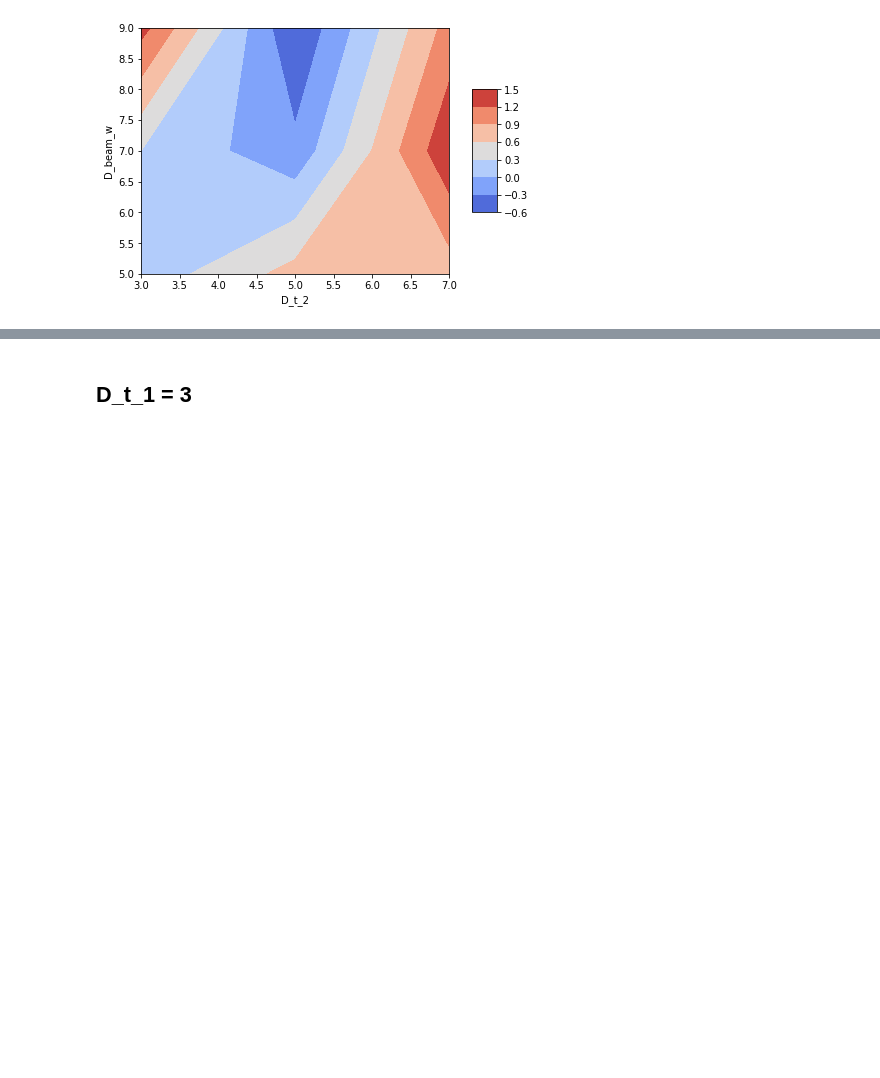
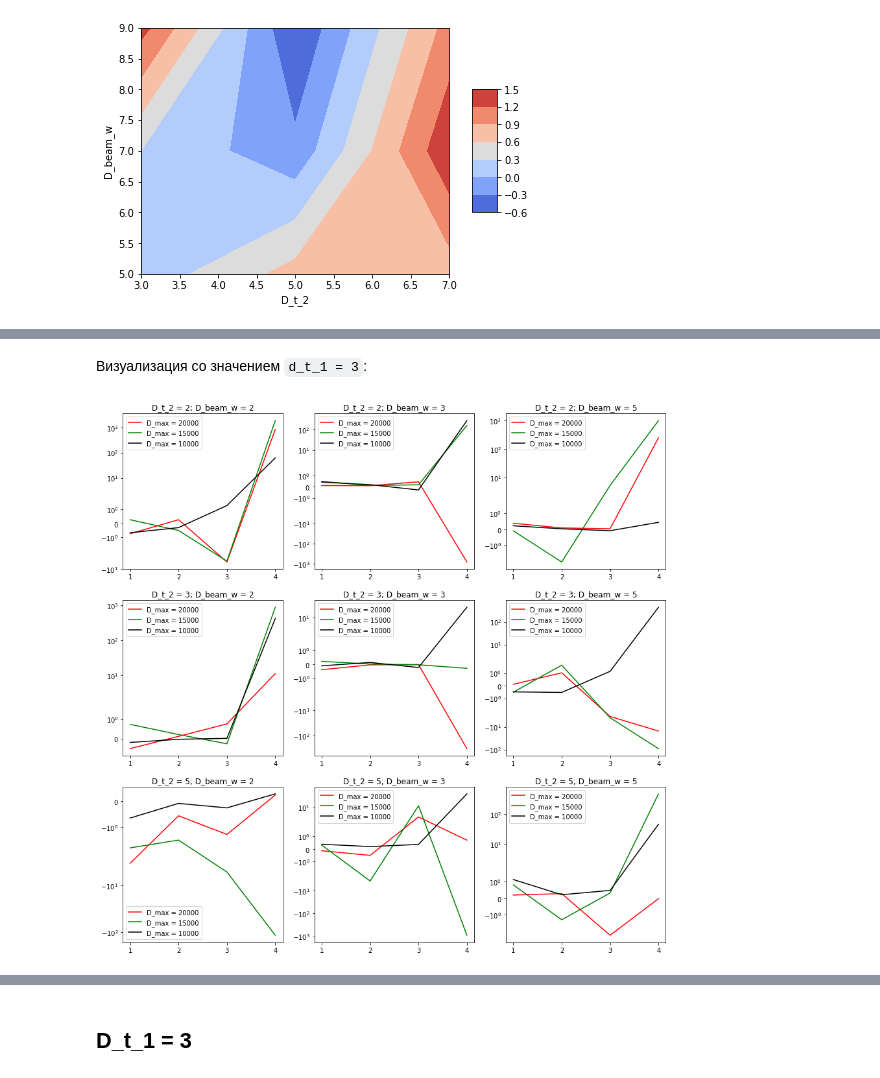
Before and after one commit to PolMix/nems_ai, a Jupyter notebook: Mesh Research/Mesh_Research.ipynb, the cells around one changed output, grey strips where cells are left out. Cells and saved outputs as stored; diff of their text form; code cells hidden in the pictures; blank space fills up the shorter version.

```diff
--- a/Mesh Research/Mesh_Research.ipynb
+++ b/Mesh Research/Mesh_Research.ipynb
@@ -80,0 +162,6 @@ plt.show()
+# %% [markdown]
+Визуализация со значением `d_t_1 = 3`:
+# %%
+plot_Q(data, d_t_1_index=1)
+# %% [output]
+[figure, added]
```
Also changed, not shown: parts of 23 cells of this notebook.
